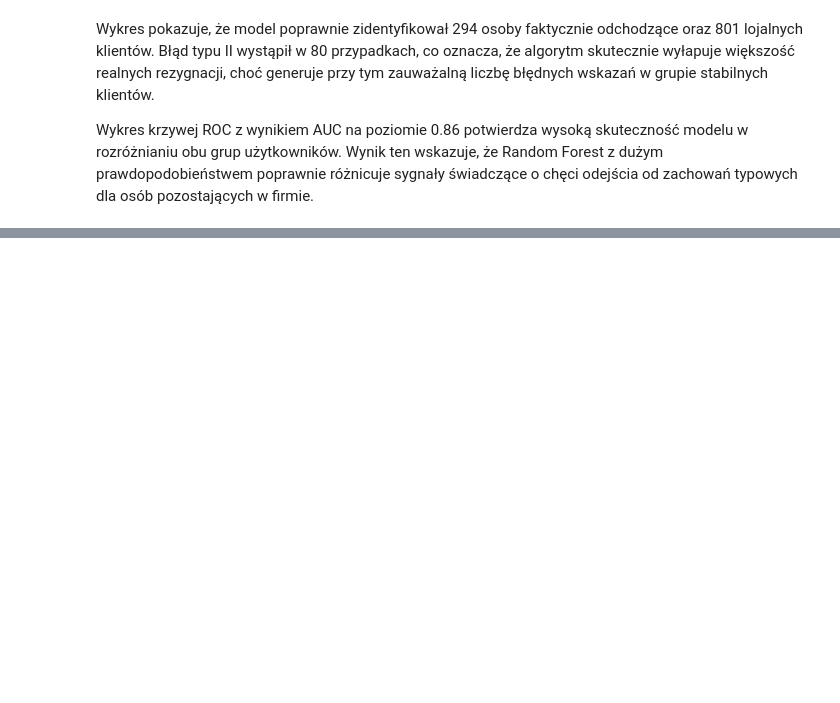
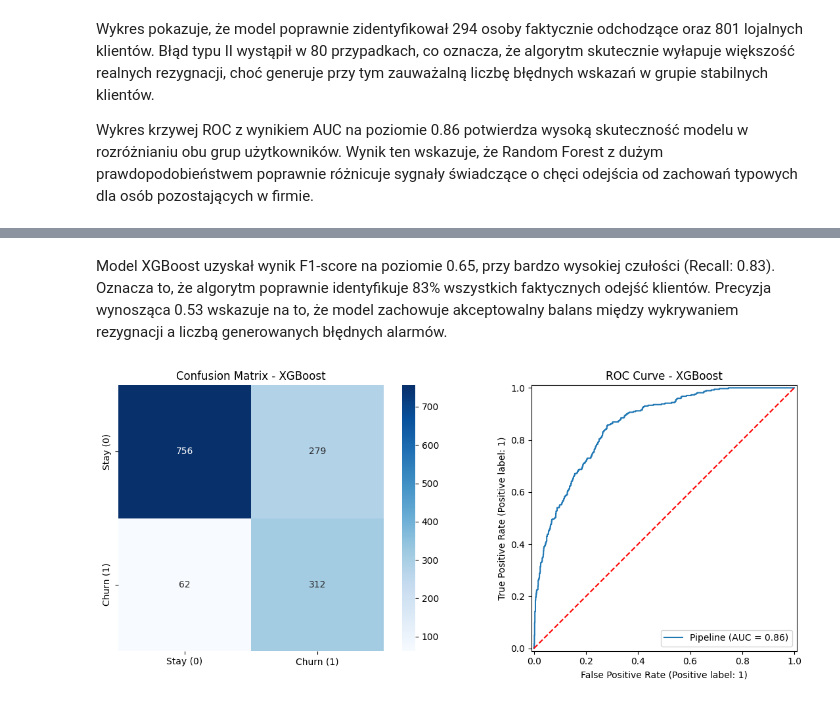
Before and after one commit to kacper-holowaty/customer-churn-prediction, a Jupyter notebook: churn_prediction_model_comparison.ipynb, the cells around one changed output, grey strips where cells are left out. Saved outputs shown, nothing was run; the diff lists cells and outputs as text; code cells hidden in the pictures; blank space fills up the shorter version.

```diff
--- a/main.ipynb
+++ b/churn_prediction_model_comparison.ipynb
@@ -361,0 +605,18 @@ Wykres krzywej ROC z wynikiem AUC na poziomie 0.86 potwierdza wysoką skuteczno
+# %% [markdown]
+Model XGBoost uzyskał wynik F1-score na poziomie 0.65, przy bardzo wysokiej czułości (Recall: 0.83). Oznacza to, że algorytm poprawnie identyfikuje 83% wszystkich faktycznych odejść klientów. Precyzja wynosząca 0.53 wskazuje na to, że model zachowuje akceptowalny balans między wykrywaniem rezygnacji a liczbą generowanych błędnych alarmów.
+# %%
+fig, (ax1, ax2) = plt.subplots(1, 2, figsize=(12, 5))
+
+cm = confusion_matrix(y_test, y_pred_xgb)
+sns.heatmap(cm, annot=True, fmt='d', cmap='Blues', square=True, ax=ax1,
+            xticklabels=['Stay (0)', 'Churn (1)'], yticklabels=['Stay (0)', 'Churn (1)'])
+ax1.set_title('Confusion Matrix - XGBoost')
+
+RocCurveDisplay.from_estimator(best_xgb, X_test, y_test, ax=ax2)
+ax2.plot([0, 1], [0, 1], color='red', linestyle='--')
+ax2.set_title('ROC Curve - XGBoost')
+
+plt.tight_layout()
+plt.show()
+# %% [output]
+[figure, added]
```
Also changed, not shown: parts of 25 cells of this notebook.
